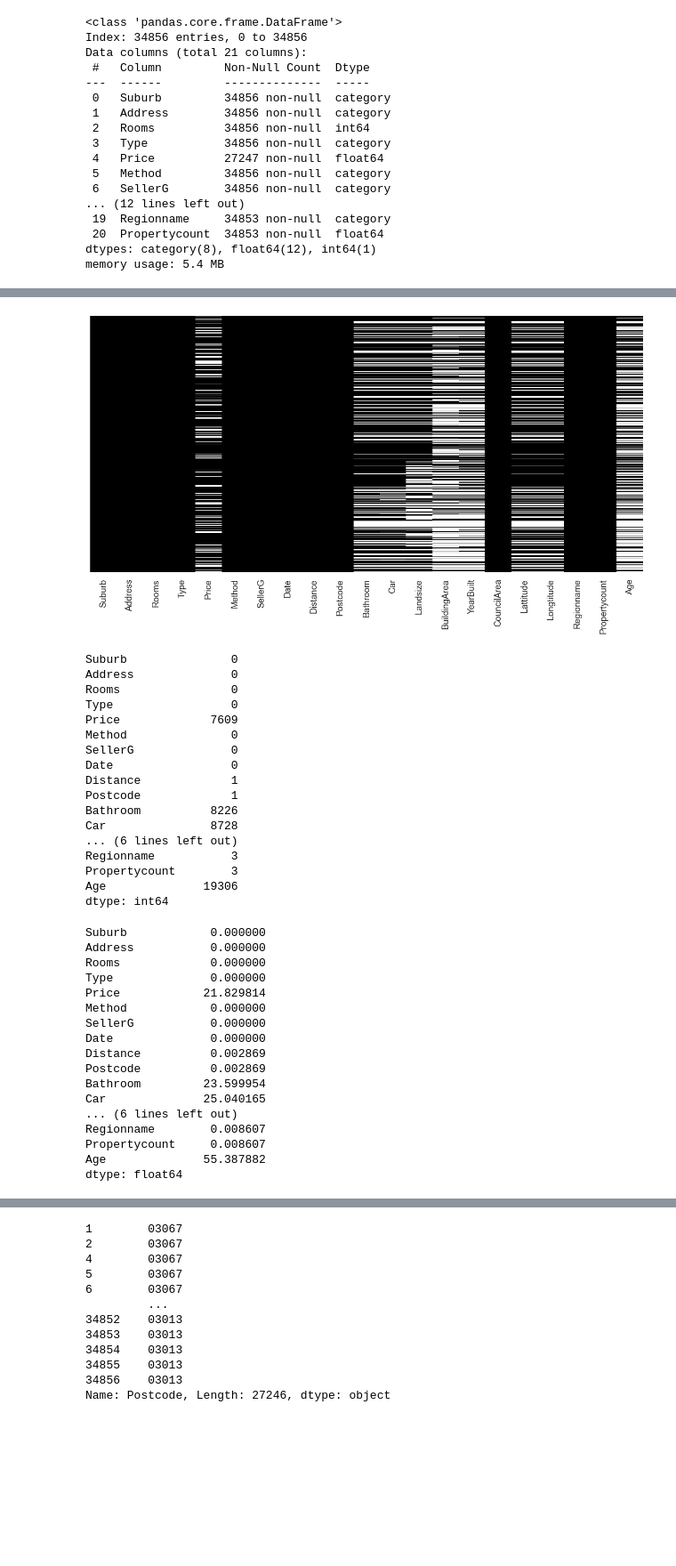
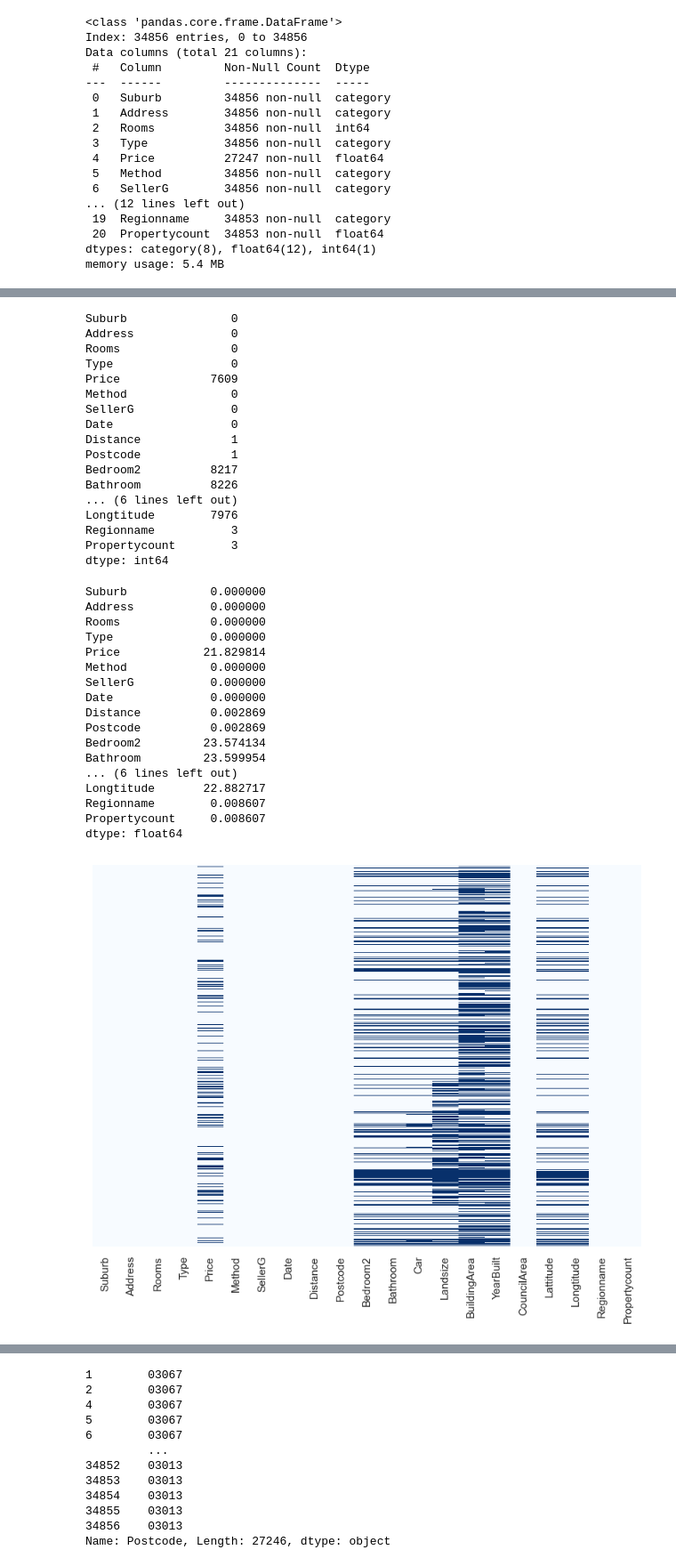
Before and after one commit to hailey-bae/ISYE7406_Project, a Jupyter notebook: melbournehousing_EDA.ipynb, the cells around one changed output, grey strips where cells are left out. Shown at 89% size. Drawn from its saved outputs; the diff is of its cells as text; code cells hidden in the pictures; blank space fills up the shorter version.

```diff
--- a/melbournehousing_EDA.ipynb
+++ b/melbournehousing_EDA.ipynb
@@ -117,7 +94,3 @@ Data columns (total 21 columns):
  20  Propertycount  34853 non-null  float64
 dtypes: category(8), float64(12), int64(1)
 memory usage: 5.4 MB
-# %%
-# Create an "Age" column to represent # years since the house was built
-
-dataset["Age"] = 2024 - dataset["YearBuilt"]
@@ -147,16 +97,3 @@ memory usage: 5.4 MB
-# %%
-#Visualize missing values
-
-plt.figure(figsize=(15, 7))
-sns.set(font_scale=1.2)
-
-# Generate the heatmap for missing values
-sns.heatmap(dataset.isnull(), yticklabels=False, cbar=False, cmap='Greys_r')
-
-# Show the heatmap
-plt.show()
-# %% [output]
-[figure, removed]
 # %%
 # For each column, identify # of rows with missing values
 
@@ -172,12 +109,12 @@ SellerG              0
 Date                 0
 Distance             1
 Postcode             1
+Bedroom2          8217
 Bathroom          8226
-Car               8728
 ... (6 lines left out)
+Longtitude        7976
 Regionname           3
 Propertycount        3
-Age              19306
 dtype: int64
 # %%
 #Percentage of missing values
@@ -194,11 +131,24 @@ SellerG           0.000000
 Date              0.000000
 Distance          0.002869
 Postcode          0.002869
+Bedroom2         23.574134
 Bathroom         23.599954
-Car              25.040165
 ... (6 lines left out)
+Longtitude       22.882717
 Regionname        0.008607
 Propertycount     0.008607
-Age              55.387882
 dtype: float64
+# %%
+#Visualize missing values
+
+plt.figure(figsize=(10, 7))
+sns.set(font_scale=1)
+
+# Generate the heatmap for missing values
+sns.heatmap(dataset.isnull(), yticklabels=False, cbar=False, cmap='Blues')
+
+# Show the heatmap
+plt.show()
+# %% [output]
+[figure, added]
 # %%
```
Also changed, not shown: parts of 31 cells of this notebook.
